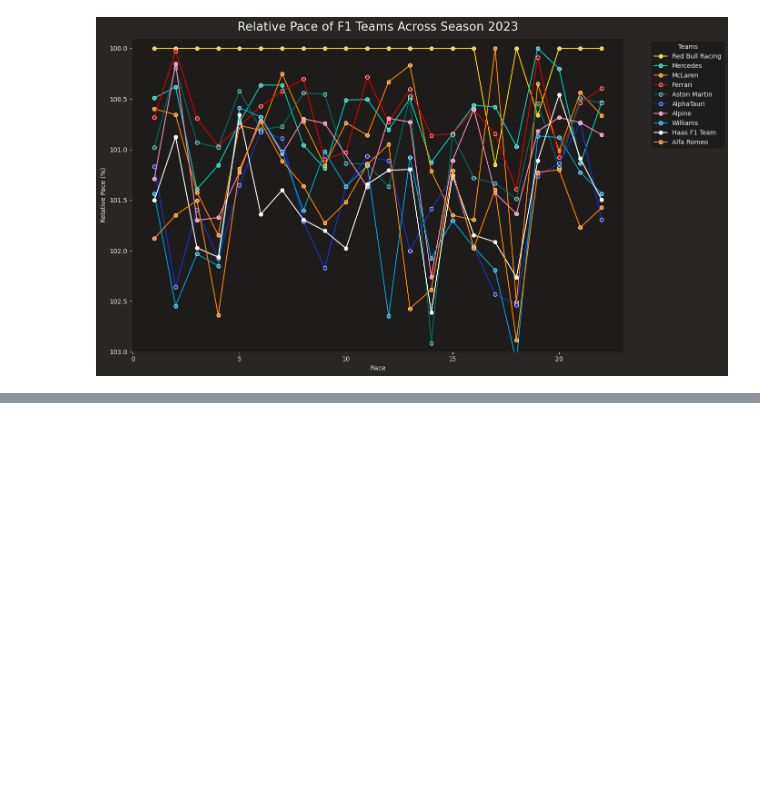
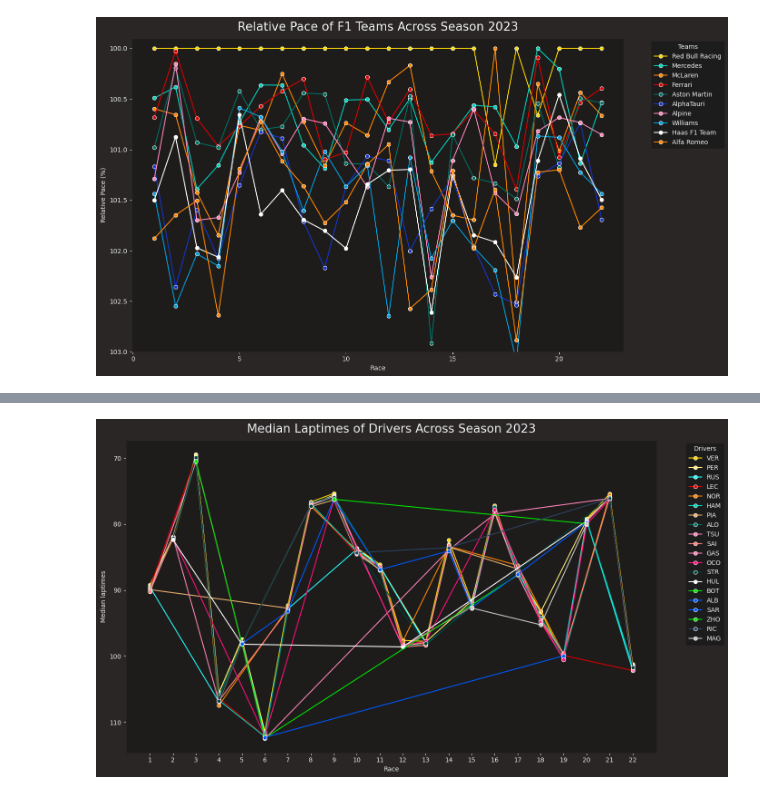
Before and after one commit to zudcow/f1, a Jupyter notebook: relative_pace.ipynb, the cells around one changed output, grey strips where cells are left out. Cells and saved outputs as stored; diff of their text form; code cells hidden in the pictures; blank space fills up the shorter version.

```diff
--- a/relative_pace.ipynb
+++ b/relative_pace.ipynb
@@ -323,0 +445,19 @@ plt.show()
+# %%
+plt.figure(figsize=(14, 8))
+sns.lineplot(data=top10_drivers_per_race, x='Race', y='LapTime', hue='Driver', palette=driver_palette, marker="o")
+
+# Invert the Y-axis to have 100% at the top
+plt.gca().invert_yaxis()
+
+
+plt.xlabel('Race')
+plt.xticks(np.arange(1, 23, 1))
+plt.ylabel('Median laptimes')
+plt.title('Median Laptimes of Drivers Across Season 2023')
+plt.legend(title='Drivers', bbox_to_anchor=(1.05, 1), loc='upper left')
+
+
+plt.tight_layout()
+plt.show()
+# %% [output]
+[figure, added]
```
Also changed, not shown: parts of 11 cells of this notebook, 1 other file.
